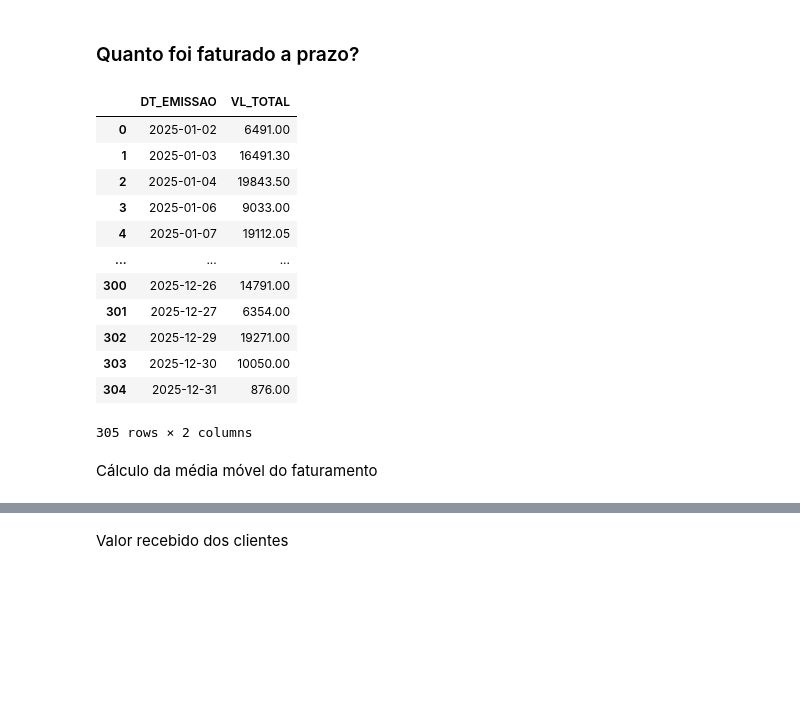
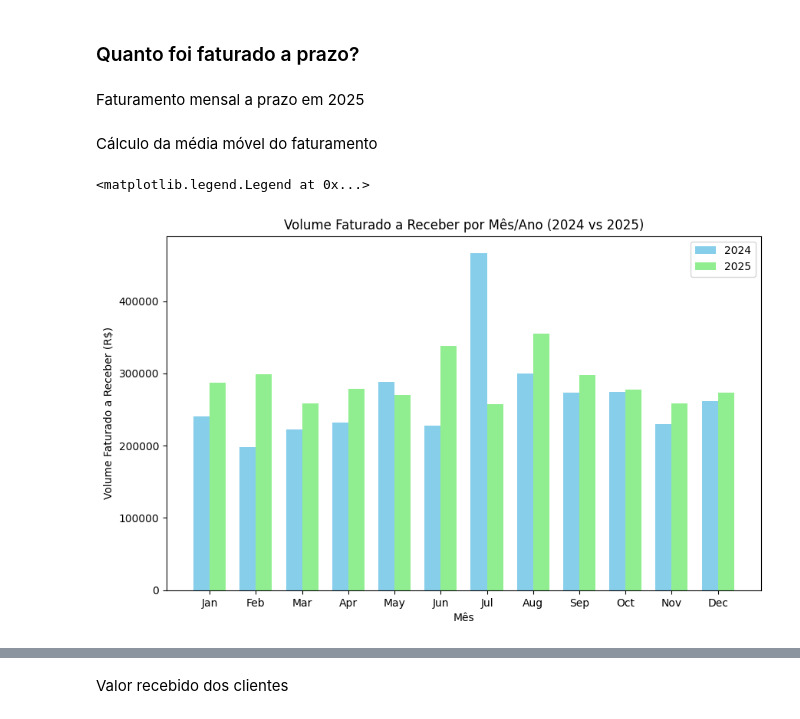
Before and after one commit to Matheus-Rocha86/analise_cobranca, a Jupyter notebook: volume_recebido.ipynb, the cells around one changed output, grey strips where cells are left out. Drawn from its saved outputs; the diff is of its cells as text; code cells hidden in the pictures; blank space fills up the shorter version.

Commit message:
Gráfico de barras

```diff
--- a/volume_recebido.ipynb
+++ b/volume_recebido.ipynb
@@ -27,27 +28,2 @@ with sqlite3.connect("db.areceber.sqlite3") as conn:
 # %% [markdown]
 ### Quanto foi faturado a prazo?
-# %%
-consulta_faturamento = FaturamentoReceber(
-    data_inicial="2025-01-01",
-    data_final="2025-12-31",
-    conexao=ConexaoBancoDadosResulth()
-)
-faturamento_receber = consulta_faturamento.processar_dados_faturamento_a_receber()
-df_faturamento_receber = pd.DataFrame(faturamento_receber, columns=["DT_EMISSAO", "VL_TOTAL"])
-df_faturamento_receber['DT_EMISSAO'] = pd.to_datetime(df_faturamento_receber['DT_EMISSAO'])
-
-df_faturamento_receber
-# %% [output]
-|  | DT_EMISSAO | VL_TOTAL |
-| 0 | 2025-01-02 | 6491.00 |
-| 1 | 2025-01-03 | 16491.30 |
-| 2 | 2025-01-04 | 19843.50 |
-| 3 | 2025-01-06 | 9033.00 |
-| 4 | 2025-01-07 | 19112.05 |
-| ... | ... | ... |
-| 300 | 2025-12-26 | 14791.00 |
-| 301 | 2025-12-27 | 6354.00 |
-| 302 | 2025-12-29 | 19271.00 |
-| 303 | 2025-12-30 | 10050.00 |
-| 304 | 2025-12-31 | 876.00 |
-305 rows × 2 columns
@@ -53,0 +44,7 @@ df_faturamento_receber
+# %%
+df_faturamento_receber_2024 = calcular_faturamento_receber("2024-01-01", "2024-12-31")
+# %%
+df_faturamento_receber_2024['MES_ANO'] = df_faturamento_receber_2024['DT_EMISSAO'].dt.to_period('M')
+df_agrupado_2024 = df_faturamento_receber_2024.groupby('MES_ANO')['VL_TOTAL'].sum().reset_index()
+# %% [markdown]
+Faturamento mensal a prazo em 2025
@@ -54,5 +54,22 @@ df_faturamento_receber
 # %% [markdown]
 Cálculo da média móvel do faturamento
+# %%
+# Plotando o gráfico de barras comparativo 2024 vs 2025
+plt.figure(figsize=(10, 6))
+bar_width = 0.35
+mes = ["Jan", "Feb", "Mar", "Apr", "May", "Jun", "Jul", "Aug", "Sep", "Oct", "Nov", "Dec"]
+x = np.arange(len(mes))
+
+plt.bar(x - bar_width/2, df_agrupado_2024['VL_TOTAL'], width=bar_width, label='2024', color='skyblue')
+plt.bar(x + bar_width/2, df_agrupado_2025['VL_TOTAL'], width=bar_width, label='2025', color='lightgreen')
+plt.xlabel('Mês')
+plt.ylabel('Volume Faturado a Receber (R$)')
+plt.title('Volume Faturado a Receber por Mês/Ano (2024 vs 2025)')
+plt.xticks(x, mes)
+plt.legend()
+# %% [output]
+<matplotlib.legend.Legend at 0x...>
+[figure, added]
 # %%
 # Calculo da média móvel de 7 dias
 df_faturamento_receber.set_index('DT_EMISSAO', inplace=True)
```
Also changed, not shown: parts of 13 cells of this notebook, 1 other file.
